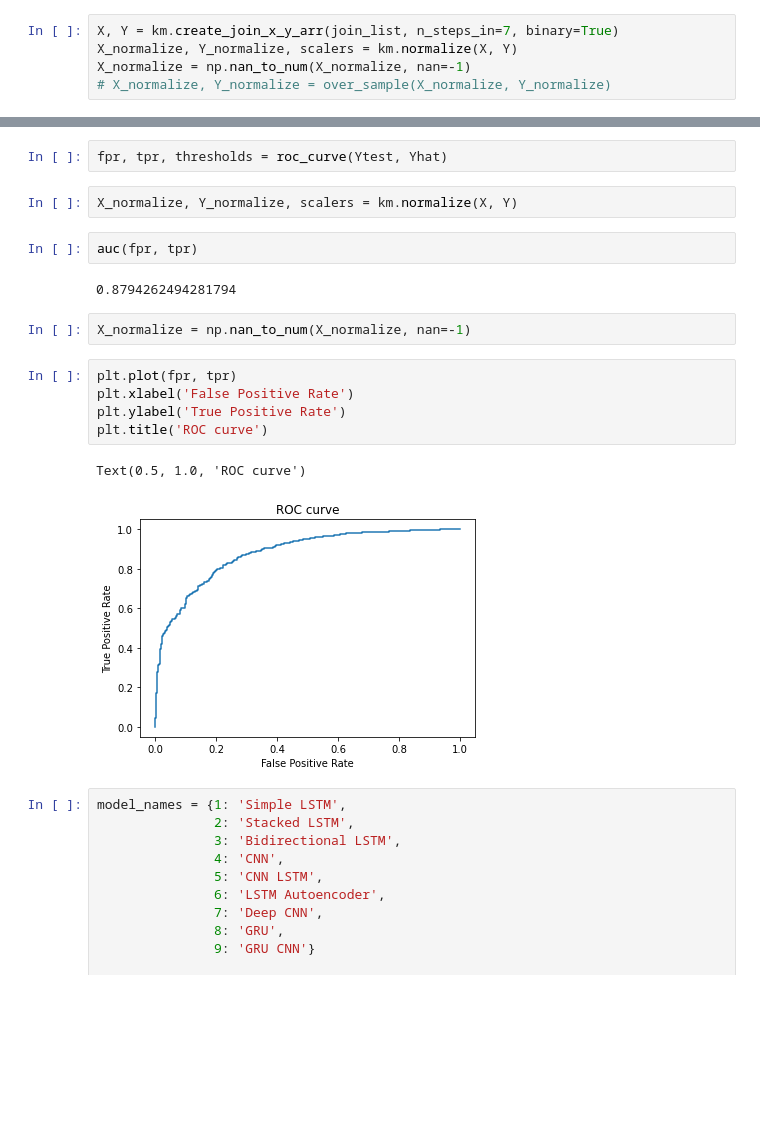
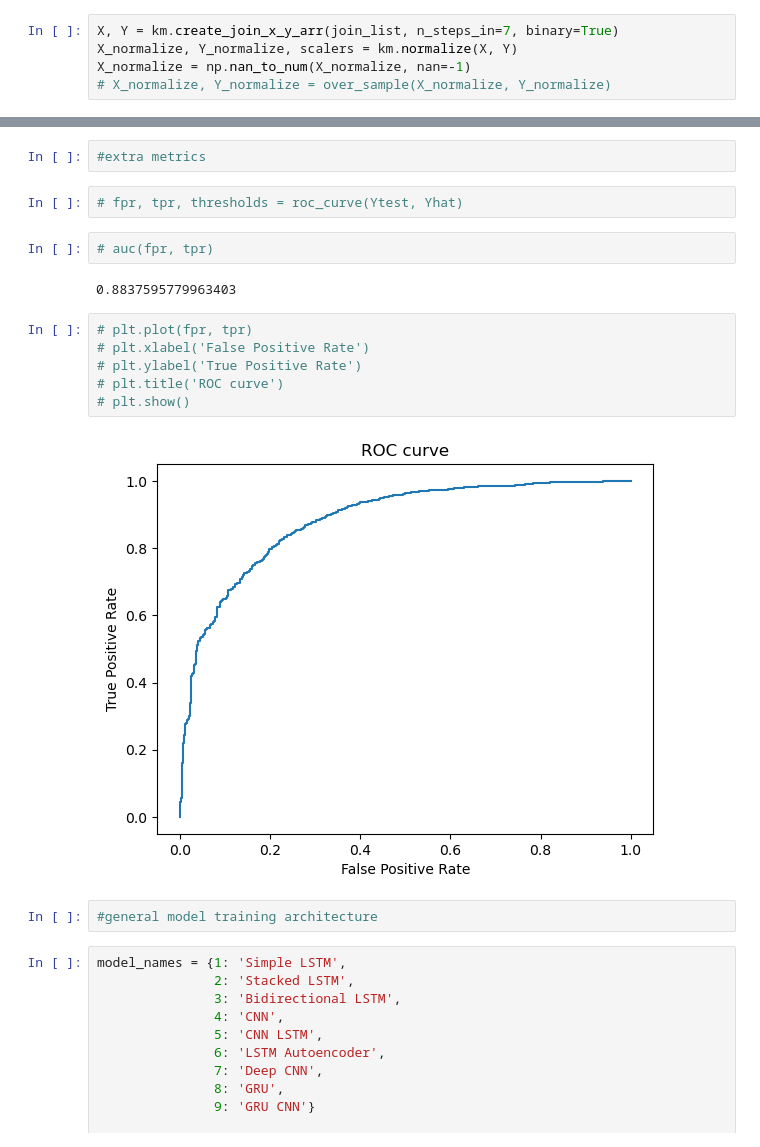
Before and after one commit to efratkohen/Project, a Jupyter notebook: Join all tables and run LSTM model.ipynb, the cells around one changed output, grey strips where cells are left out. Saved outputs shown, nothing was run; the diff lists cells and outputs as text; blank space fills up the shorter version.

```diff
--- a/Join all tables and run LSTM model.ipynb
+++ b/Join all tables and run LSTM model.ipynb
@@ -308,21 +279,21 @@ Confusion matrix, without normalization
+# %%
+#extra metrics
 # %%
-fpr, tpr, thresholds = roc_curve(Ytest, Yhat)
+# fpr, tpr, thresholds = roc_curve(Ytest, Yhat)
-# %%
-X_normalize, Y_normalize, scalers = km.normalize(X, Y)
 # %%
-auc(fpr, tpr)
+# auc(fpr, tpr)
 # %% [output]
-0.8794262494281794
+0.8837595779963403
-# %%
-X_normalize = np.nan_to_num(X_normalize, nan=-1)
 # %%
-plt.plot(fpr, tpr)
-plt.xlabel('False Positive Rate')
-plt.ylabel('True Positive Rate')
-plt.title('ROC curve')
+# plt.plot(fpr, tpr)
+# plt.xlabel('False Positive Rate')
+# plt.ylabel('True Positive Rate')
+# plt.title('ROC curve')
+# plt.show()
 # %% [output]
-Text(0.5, 1.0, 'ROC curve')
-[figure, old version]
+[figure, new version]
+# %%
+#general model training architecture
 # %%
 model_names = {1: 'Simple LSTM',
                2: 'Stacked LSTM',
```
Also changed, not shown: parts of 19 cells of this notebook, 7 other files.
